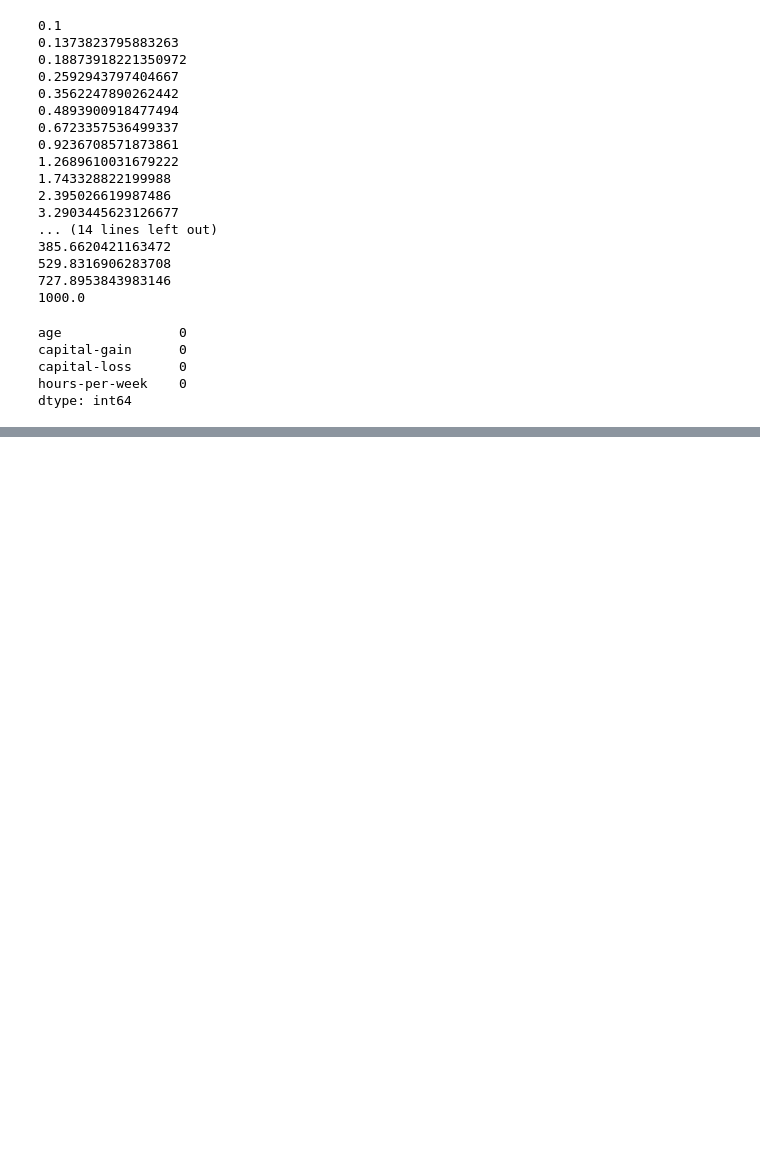
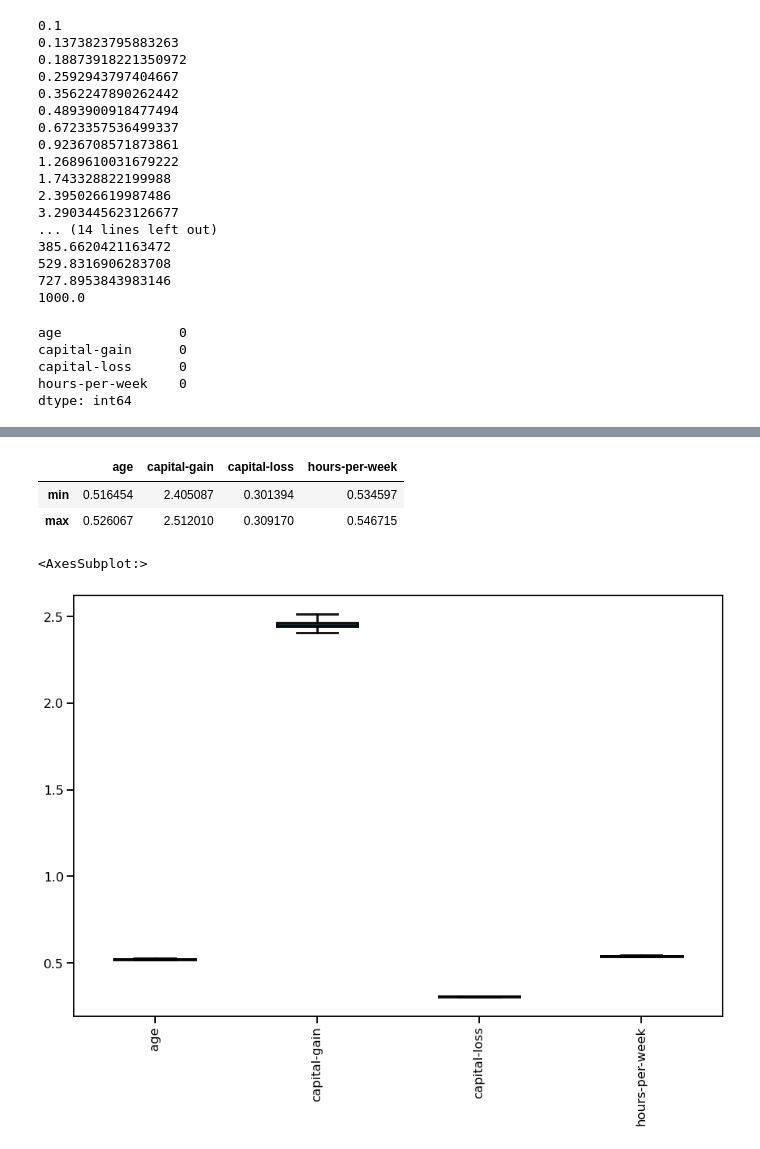
Before and after one commit to iannjari/Scikit-learn-Linear-models, a Jupyter notebook: Notebook.ipynb, the cells around one changed output, grey strips where cells are left out. Saved outputs shown, nothing was run; the diff lists cells and outputs as text; code cells hidden in the pictures; blank space fills up the shorter version.

```diff
--- a/Notebook.ipynb
+++ b/Notebook.ipynb
@@ -246,0 +228,6 @@ array
+# %%
+from sklearn.dummy import DummyClassifier
+dummy_clf = DummyClassifier(strategy="most_frequent")
+dummy_clf.fit(data, target)
+dummy_clf.predict(data)
+dummy_clf.score(data, target)
@@ -246,0 +259,14 @@ array
+# %%
+coefs = [estimator[-1].coef_[0] for estimator in cv_results["estimator"]]
+coefs = pd.DataFrame(coefs,columns=data.columns)
+coefs.describe().loc[["min", "max"]]
+# %% [output]
+|  | age | capital-gain | capital-loss | hours-per-week |
+| min | 0.516454 | 2.405087 | 0.301394 | 0.534597 |
+| max | 0.526067 | 2.512010 | 0.309170 | 0.546715 |
+# %%
+_, ax = plt.subplots(figsize=(15, 10))
+coefs.abs().plot.box(**boxplot_property, ax=ax)
+# %% [output]
+<AxesSubplot:>
+[figure, added]
```
Also changed, not shown: parts of 5 cells of this notebook.
